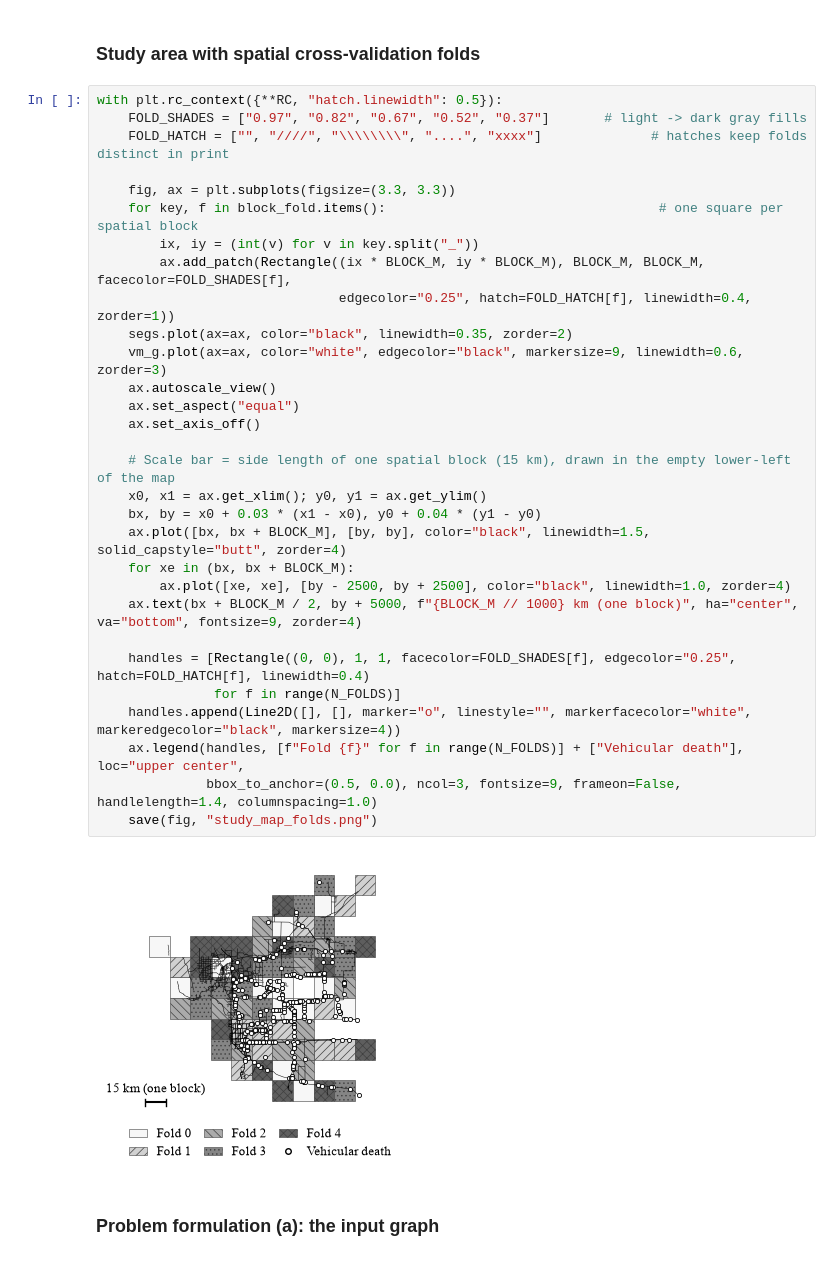
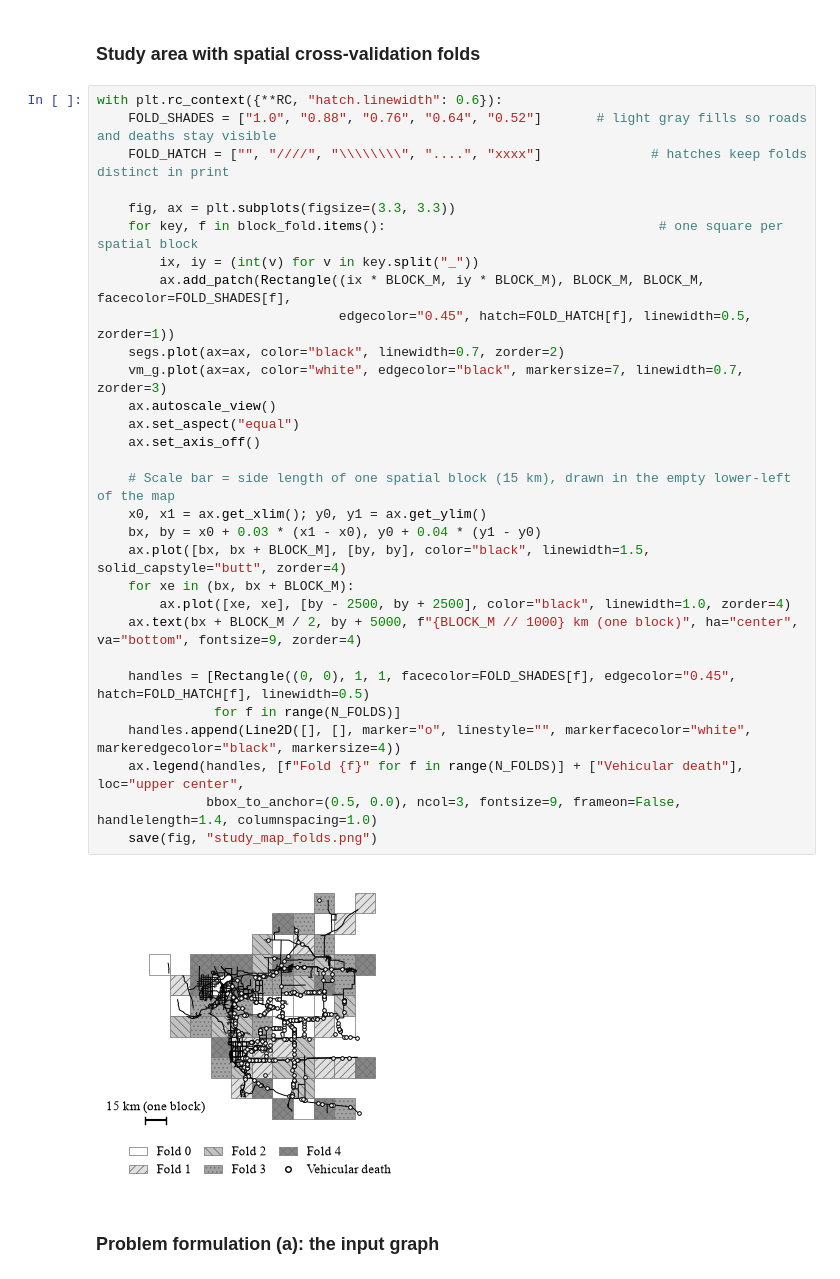
Before and after one commit to JerRMartin/Graph-Based-Risk-Mapping, a Jupyter notebook: notebooks/notebook.ipynb, the cells around one changed output. Drawn from its saved outputs; the diff is of its cells as text.

Commit message:
Add cross-fold death count (MJ-08) and restyle Figure 3 for print (MN-07)

```diff
--- a/notebooks/notebook.ipynb
+++ b/notebooks/notebook.ipynb
@@ -1727,37 +1738,37 @@ def _node(ax, k, shade, hatch=False):
 # %% [markdown]
 ### Study area with spatial cross-validation folds
 # %%
-with plt.rc_context({**RC, "hatch.linewidth": 0.5}):
-    FOLD_SHADES = ["0.97", "0.82", "0.67", "0.52", "0.37"]       # light -> dark gray fills
+with plt.rc_context({**RC, "hatch.linewidth": 0.6}):
+    FOLD_SHADES = ["1.0", "0.88", "0.76", "0.64", "0.52"]       # light gray fills so roads and deaths stay visible
     FOLD_HATCH = ["", "////", "\\\\\\\\", "....", "xxxx"]              # hatches keep folds distinct in print
 
     fig, ax = plt.subplots(figsize=(3.3, 3.3))
     for key, f in block_fold.items():                                   # one square per spatial block
         ix, iy = (int(v) for v in key.split("_"))
         ax.add_patch(Rectangle((ix * BLOCK_M, iy * BLOCK_M), BLOCK_M, BLOCK_M, facecolor=FOLD_SHADES[f],
-                               edgecolor="0.25", hatch=FOLD_HATCH[f], linewidth=0.4, zorder=1))
-    segs.plot(ax=ax, color="black", linewidth=0.35, zorder=2)
-    vm_g.plot(ax=ax, color="white", edgecolor="black", markersize=9, linewidth=0.6, zorder=3)
+                               edgecolor="0.45", hatch=FOLD_HATCH[f], linewidth=0.5, zorder=1))
+    segs.plot(ax=ax, color="black", linewidth=0.7, zorder=2)
+    vm_g.plot(ax=ax, color="white", edgecolor="black", markersize=7, linewidth=0.7, zorder=3)
     ax.autoscale_view()
     ax.set_aspect("equal")
     ax.set_axis_off()
 
     # Scale bar = side length of one spatial block (15 km), drawn in the empty lower-left of the map
     x0, x1 = ax.get_xlim(); y0, y1 = ax.get_ylim()
     bx, by = x0 + 0.03 * (x1 - x0), y0 + 0.04 * (y1 - y0)
     ax.plot([bx, bx + BLOCK_M], [by, by], color="black", linewidth=1.5, solid_capstyle="butt", zorder=4)
     for xe in (bx, bx + BLOCK_M):
         ax.plot([xe, xe], [by - 2500, by + 2500], color="black", linewidth=1.0, zorder=4)
     ax.text(bx + BLOCK_M / 2, by + 5000, f"{BLOCK_M // 1000} km (one block)", ha="center", va="bottom", fontsize=9, zorder=4)
 
-    handles = [Rectangle((0, 0), 1, 1, facecolor=FOLD_SHADES[f], edgecolor="0.25", hatch=FOLD_HATCH[f], linewidth=0.4)
+    handles = [Rectangle((0, 0), 1, 1, facecolor=FOLD_SHADES[f], edgecolor="0.45", hatch=FOLD_HATCH[f], linewidth=0.5)
                for f in range(N_FOLDS)]
     handles.append(Line2D([], [], marker="o", linestyle="", markerfacecolor="white", markeredgecolor="black", markersize=4))
     ax.legend(handles, [f"Fold {f}" for f in range(N_FOLDS)] + ["Vehicular death"], loc="upper center",
               bbox_to_anchor=(0.5, 0.0), ncol=3, fontsize=9, frameon=False, handlelength=1.4, columnspacing=1.0)
     save(fig, "study_map_folds.png")
 # %% [output]
-[figure, old version]
+[figure, new version]
 # %% [markdown]
 ### Problem formulation (a): the input graph
 # %%
```
Also changed, not shown: parts of 1 cell of this notebook, 1 other file.
